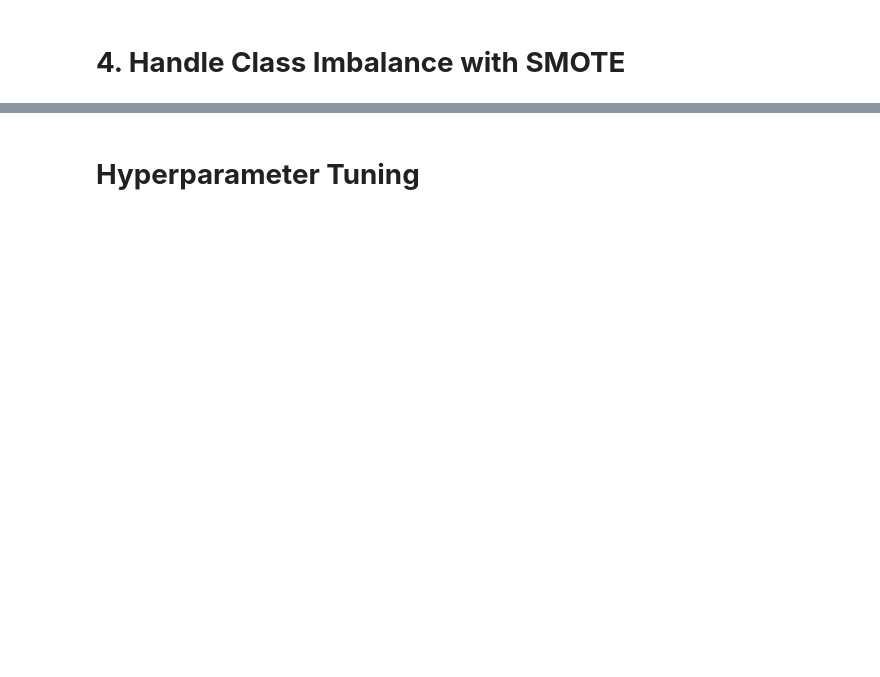
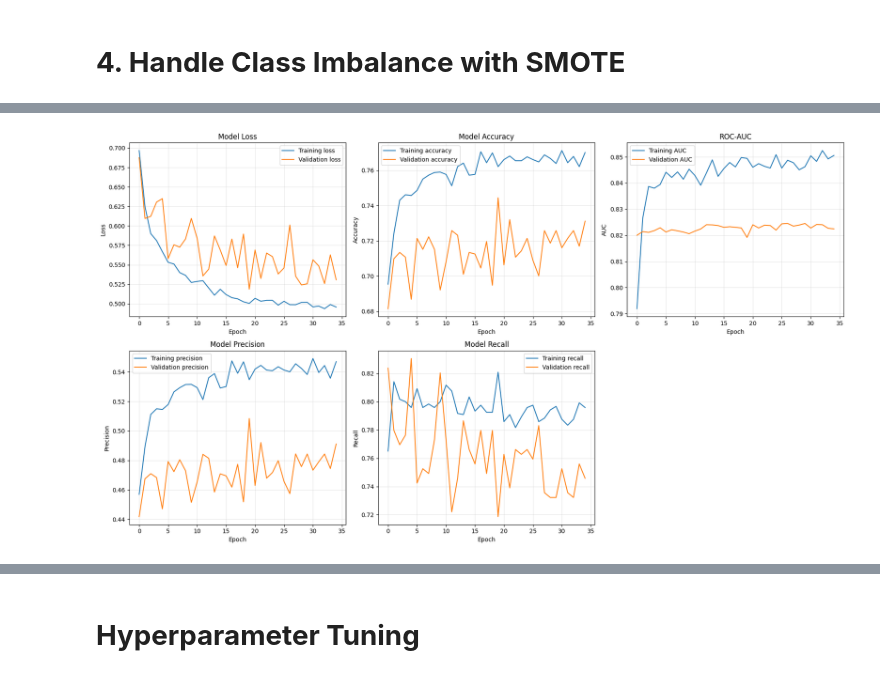
Before and after one commit to SeyedRumaiz/customer-telco-churn, a Jupyter notebook: notebooks/02_Neural_Network.ipynb, the cells around one changed output, grey strips where cells are left out. Saved outputs shown, nothing was run; the diff lists cells and outputs as text; code cells hidden in the pictures; blank space fills up the shorter version.

Commit message:
Added SHAP and refactored model taining

```diff
--- a/notebooks/02_Neural_Network.ipynb
+++ b/notebooks/02_Neural_Network.ipynb
@@ -451,0 +255,13 @@ param_grid = {
+# %%
+# Get the dimension required for creating the model
+input_dim = X_train_selected.shape[1]
+
+# Create the model
+neural_network = create_nn(
+    input_dim=input_dim,
+    hidden_layers=[128,64,32],
+    dropout_rate=0.3,
+    learning_rate=0.001,
+    use_batch_norm=False,
+    l2_reg=0.001
+)
@@ -451,0 +307,30 @@ param_grid = {
+# %%
+# Receive the callbacks
+callbacks = get_callbacks()
+# %%
+# Handle class imbalance
+from sklearn.utils.class_weight import compute_class_weight
+
+class_weights = compute_class_weight(
+    'balanced',   # treat the minority class as more important
+    classes=np.unique(y_train),   # exact order class labels
+    y=y_train   # frequencies calculated here
+)
+
+class_weight_dict = {0: class_weights[0], 1: class_weights[1]}  # returned a numpy array
+# %%
+# Train the network
+batch_size = 32
+epochs = 100
+validation_split = 0.2
+
+trained_model = neural_network.fit(
+    X_train_selected,
+    y_train,
+    batch_size=batch_size,
+    epochs=epochs,
+    validation_split=validation_split,
+    callbacks=callbacks,
+    class_weight=class_weight_dict, # handle imbalanced data
+    verbose=1
+)
@@ -451,0 +409,4 @@ param_grid = {
+# %%
+visualize_history(trained_model)
+# %% [output]
+[figure, added]
```
Also changed, not shown: parts of 74 cells of this notebook.
